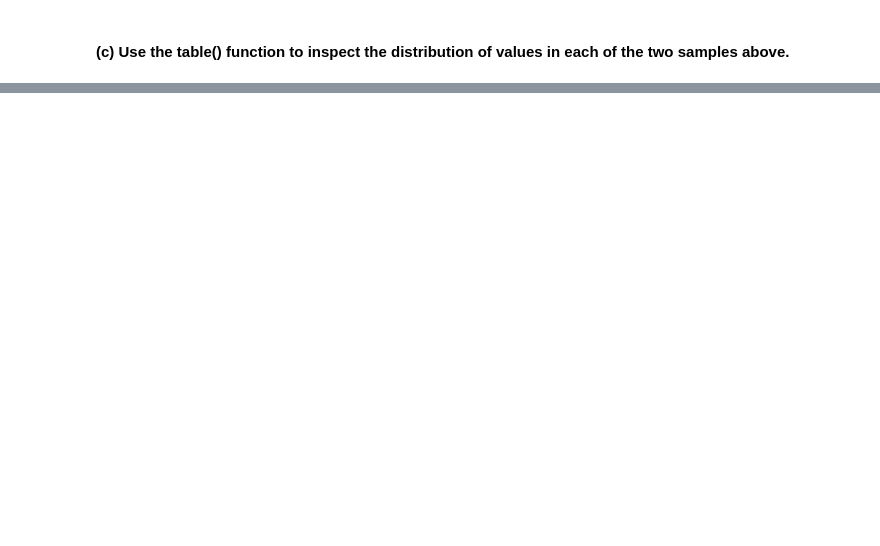
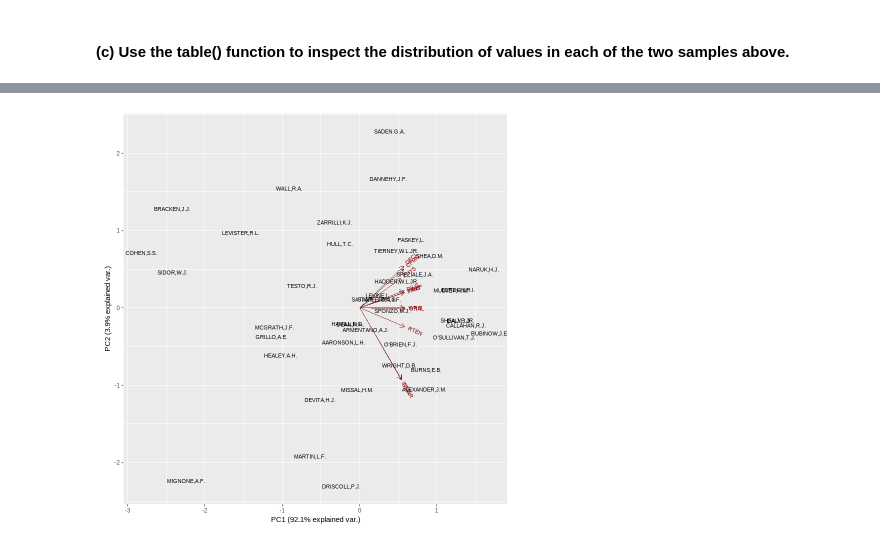
Before and after one commit to PaolaMaribel18/hands-on-2023A, a Jupyter notebook: notebooks/02-dataquality.ipynb, the cells around one changed output, grey strips where cells are left out. Drawn from its saved outputs; the diff is of its cells as text; code cells hidden in the pictures; blank space fills up the shorter version.

```diff
--- a/notebooks/02-dataquality.ipynb
+++ b/notebooks/02-dataquality.ipynb
@@ -335,0 +539,6 @@ ERROR: Error in dlookr::binning(df$price, method = "equalfreq", n = 4): unused a
+# %%
+# Apply prcomp() for principal components analysis
+pca <- prcomp(USJudgeRatings[, -1], scale = TRUE)
+
+# Inspect the variables obtained by linear combination of each component
+pca$rotation
@@ -335,0 +584,5 @@ ERROR: Error in dlookr::binning(df$price, method = "equalfreq", n = 4): unused a
+# %%
+# Plot the first two components with labels
+ggbiplot(pca, choices = c(1, 2), obs.scale = 0.1, var.scale = 0.1, labels = rownames(USJudgeRatings))
+# %% [output]
+[figure, added]
```
Also changed, not shown: parts of 31 cells of this notebook.
